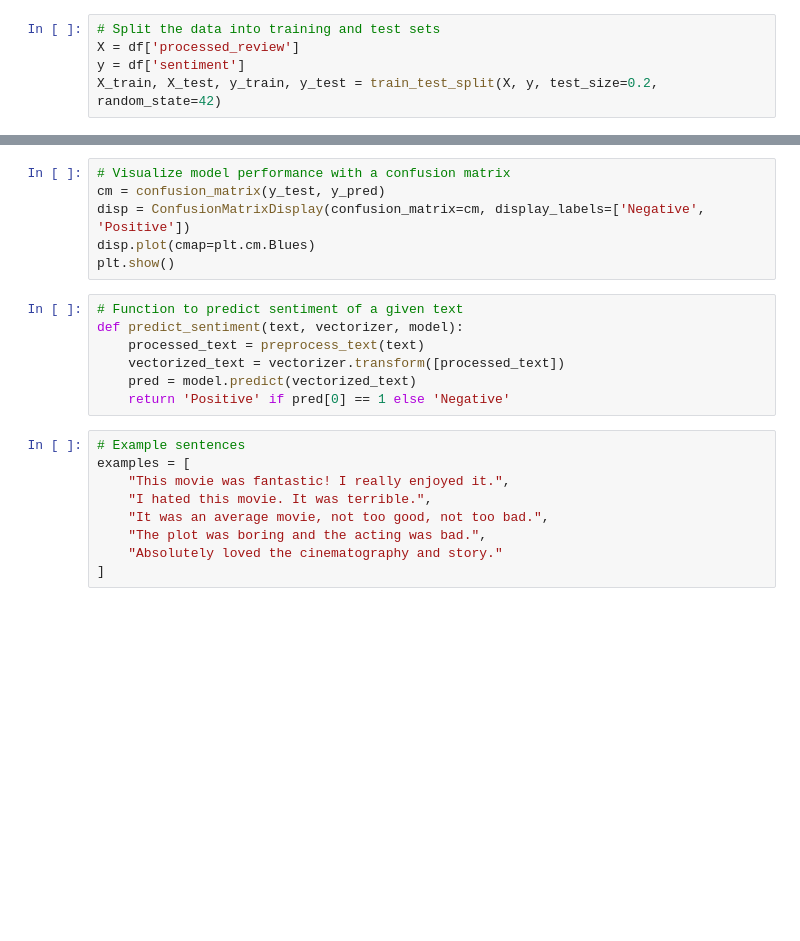
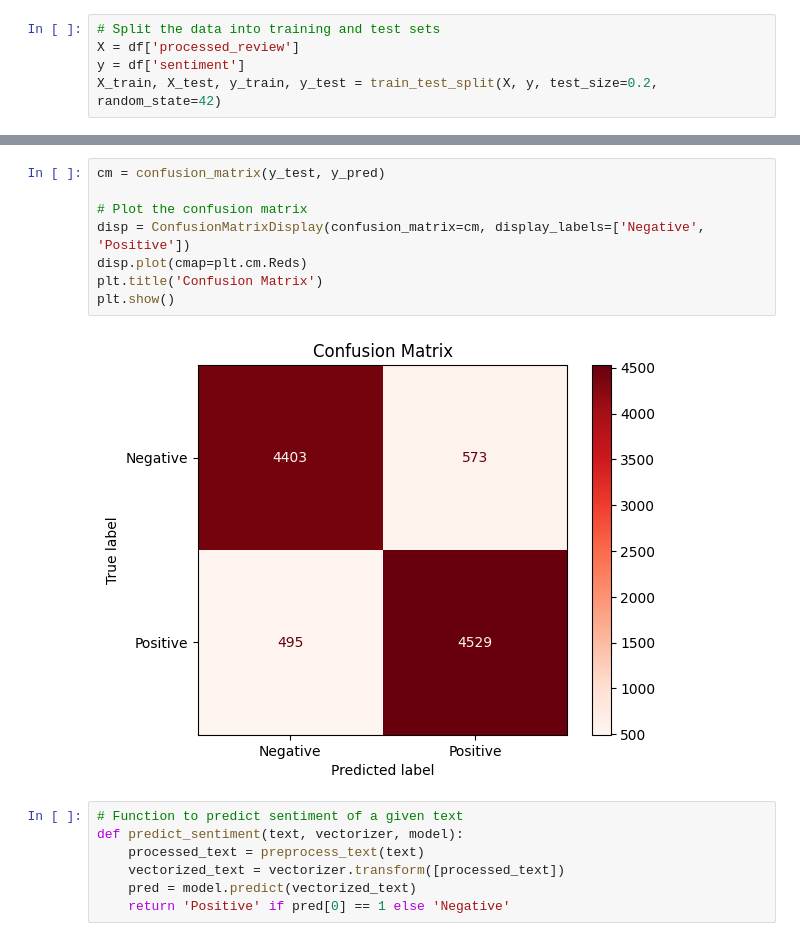
Before and after one commit to JFSOFML/USF_IEX_Git, a Jupyter notebook: NLP/IMDBv2.ipynb, the cells around one changed output, grey strips where cells are left out. Saved outputs shown, nothing was run; the diff lists cells and outputs as text; blank space fills up the shorter version.

```diff
--- a/NLP/IMDBv2.ipynb
+++ b/NLP/IMDBv2.ipynb
@@ -104,9 +213,13 @@ print(f'Test accuracy: {accuracy}')
 # %%
-# Visualize model performance with a confusion matrix
 cm = confusion_matrix(y_test, y_pred)
+
+# Plot the confusion matrix
 disp = ConfusionMatrixDisplay(confusion_matrix=cm, display_labels=['Negative', 'Positive'])
-disp.plot(cmap=plt.cm.Blues)
+disp.plot(cmap=plt.cm.Reds)
+plt.title('Confusion Matrix')
 plt.show()
+# %% [output]
+[figure, added]
 # %%
 # Function to predict sentiment of a given text
 def predict_sentiment(text, vectorizer, model):
@@ -114,12 +227,3 @@ def predict_sentiment(text, vectorizer, model):
     vectorized_text = vectorizer.transform([processed_text])
     pred = model.predict(vectorized_text)
     return 'Positive' if pred[0] == 1 else 'Negative'
-# %%
-# Example sentences
-examples = [
-    "This movie was fantastic! I really enjoyed it.",
-    "I hated this movie. It was terrible.",
-    "It was an average movie, not too good, not too bad.",
-    "The plot was boring and the acting was bad.",
-    "Absolutely loved the cinematography and story."
-]
```
Also changed, not shown: parts of 13 cells of this notebook, 6 other files.
